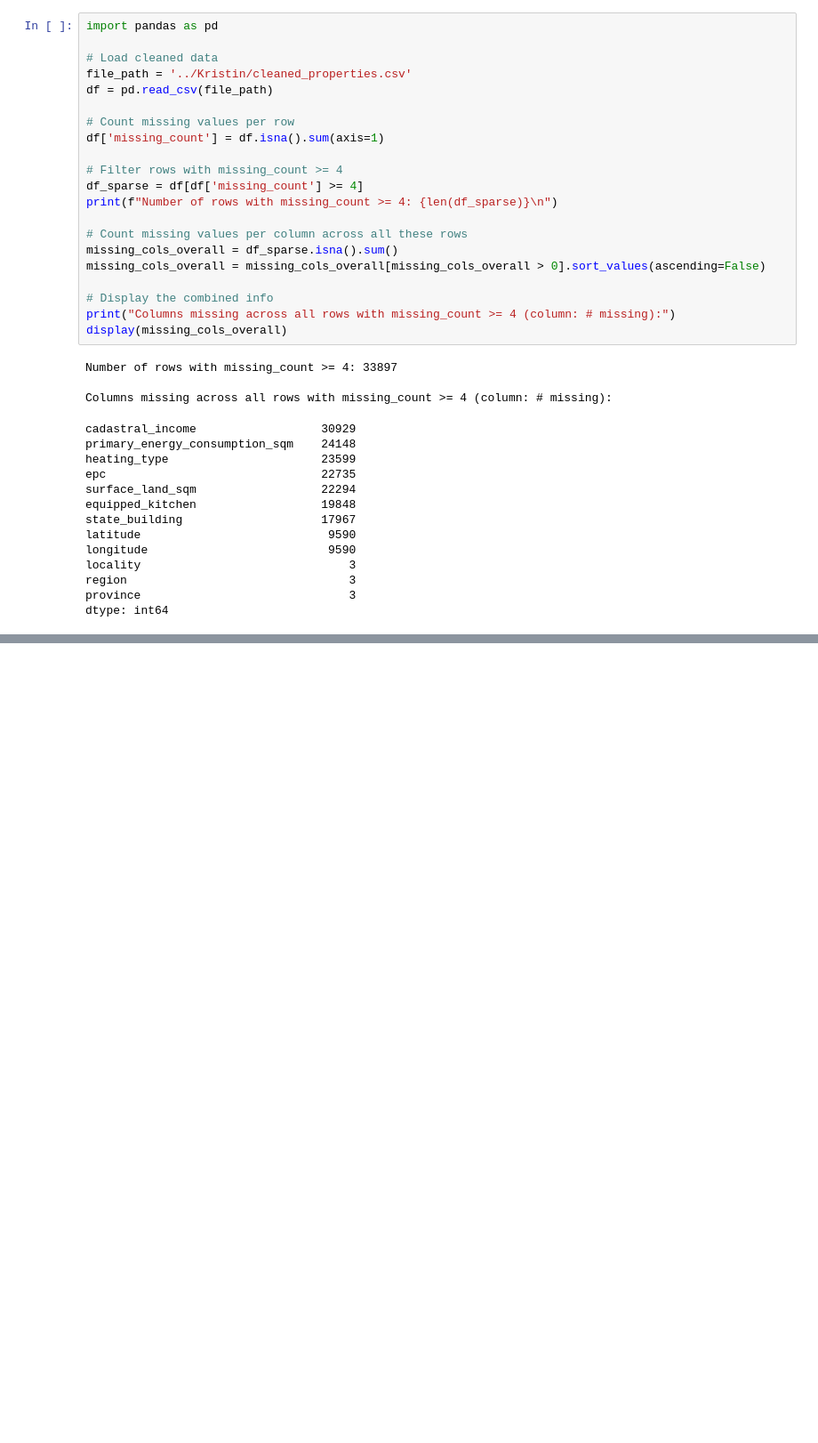
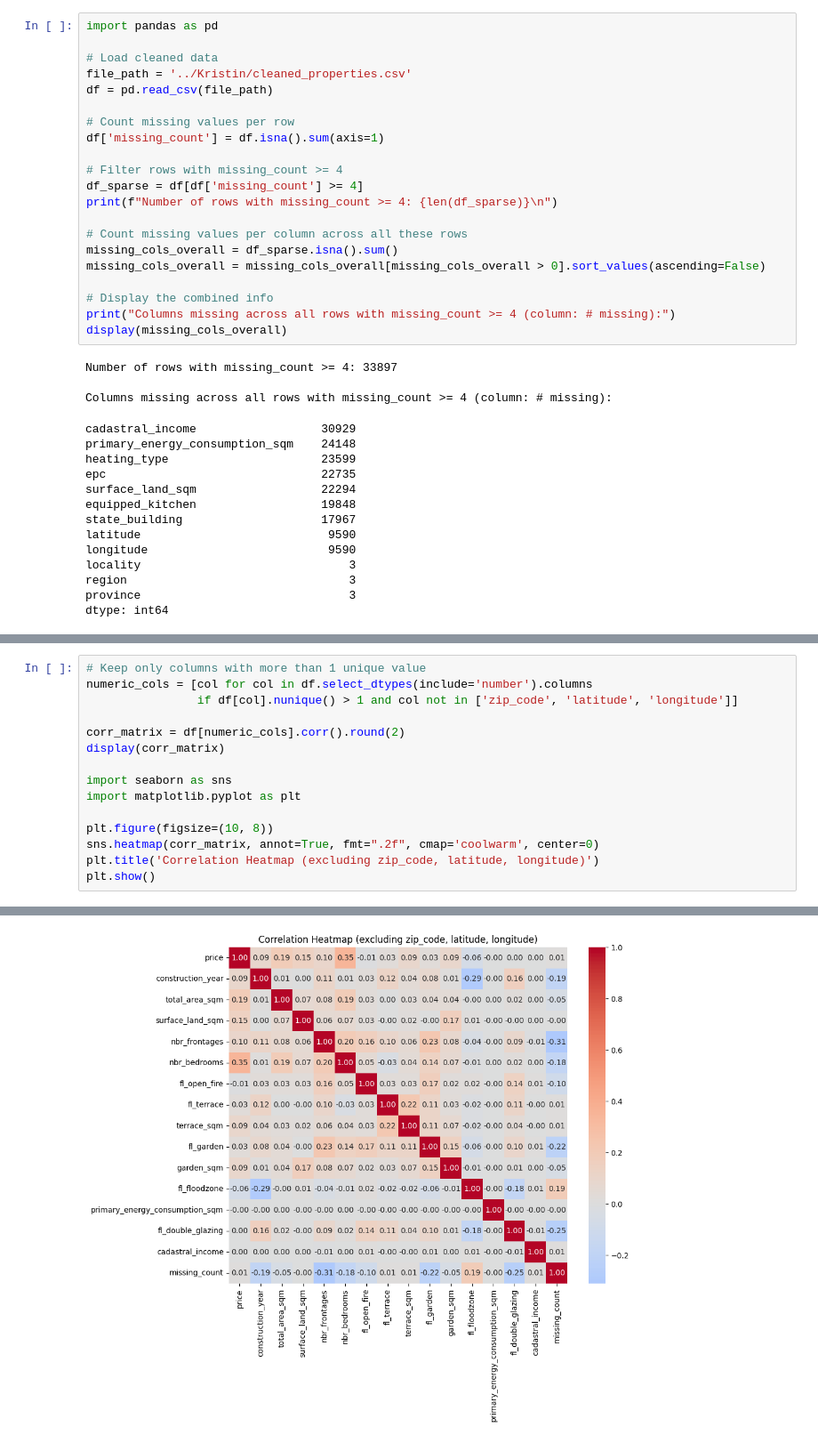
Before and after one commit to Lalovan/Real-estate-price-prediction-Data-analysis, a Jupyter notebook: Kristin/analysis_brainstorming.ipynb, the cells around one changed output, grey strips where cells are left out. Shown at 89% size. Cells and saved outputs as stored; diff of their text form; blank space fills up the shorter version.

```diff
--- a/Kristin/analysis_brainstorming.ipynb
+++ b/Kristin/analysis_brainstorming.ipynb
@@ -866,0 +967,16 @@ Rows with highest missing counts:
+# %%
+# Keep only columns with more than 1 unique value
+numeric_cols = [col for col in df.select_dtypes(include='number').columns
+                if df[col].nunique() > 1 and col not in ['zip_code', 'latitude', 'longitude']]
+
+corr_matrix = df[numeric_cols].corr().round(2)
+display(corr_matrix)
+
+import seaborn as sns
+import matplotlib.pyplot as plt
+
+plt.figure(figsize=(10, 8))
+sns.heatmap(corr_matrix, annot=True, fmt=".2f", cmap='coolwarm', center=0)
+plt.title('Correlation Heatmap (excluding zip_code, latitude, longitude)')
+plt.show()
+# %% [output]
@@ -866,0 +1000 @@ Rows with highest missing counts:
+[figure, added]
```
Also changed, not shown: parts of 24 cells of this notebook, 1 other file.
